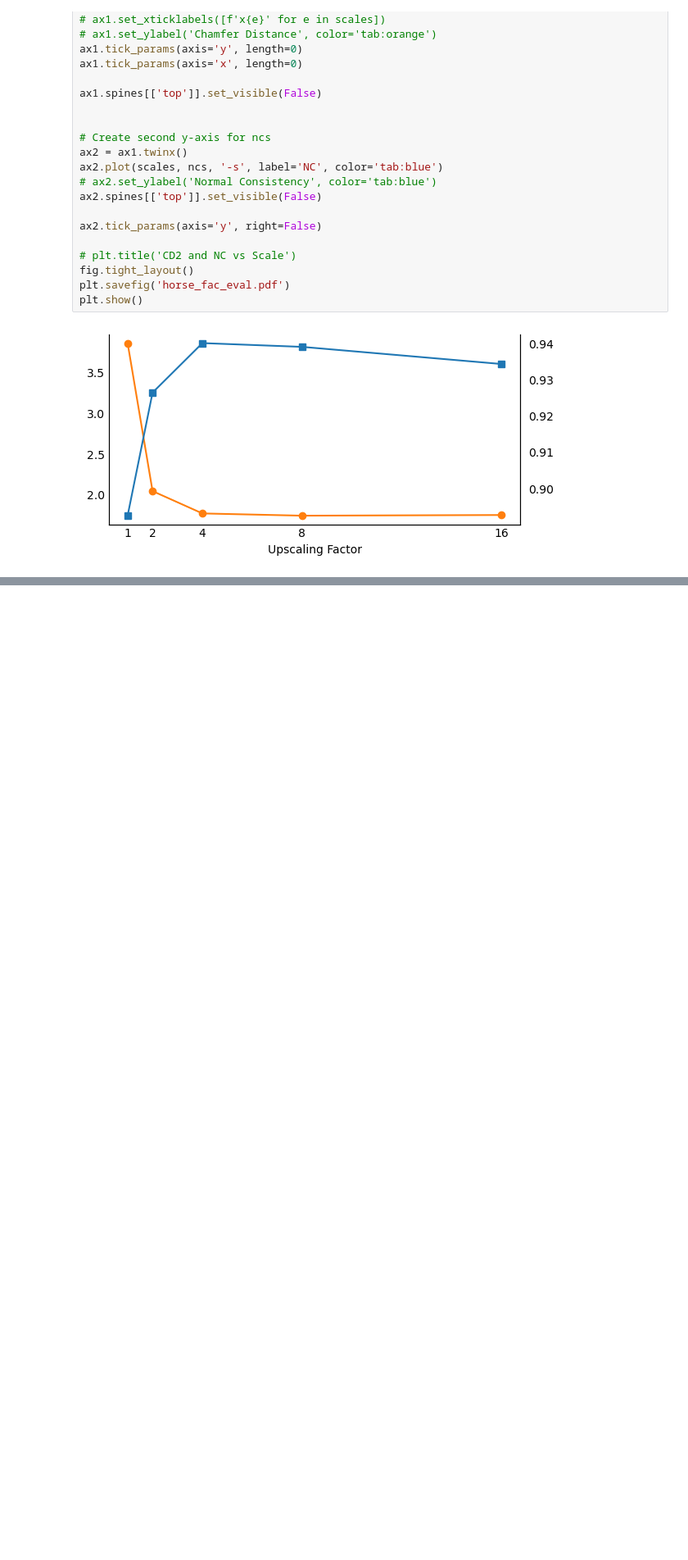
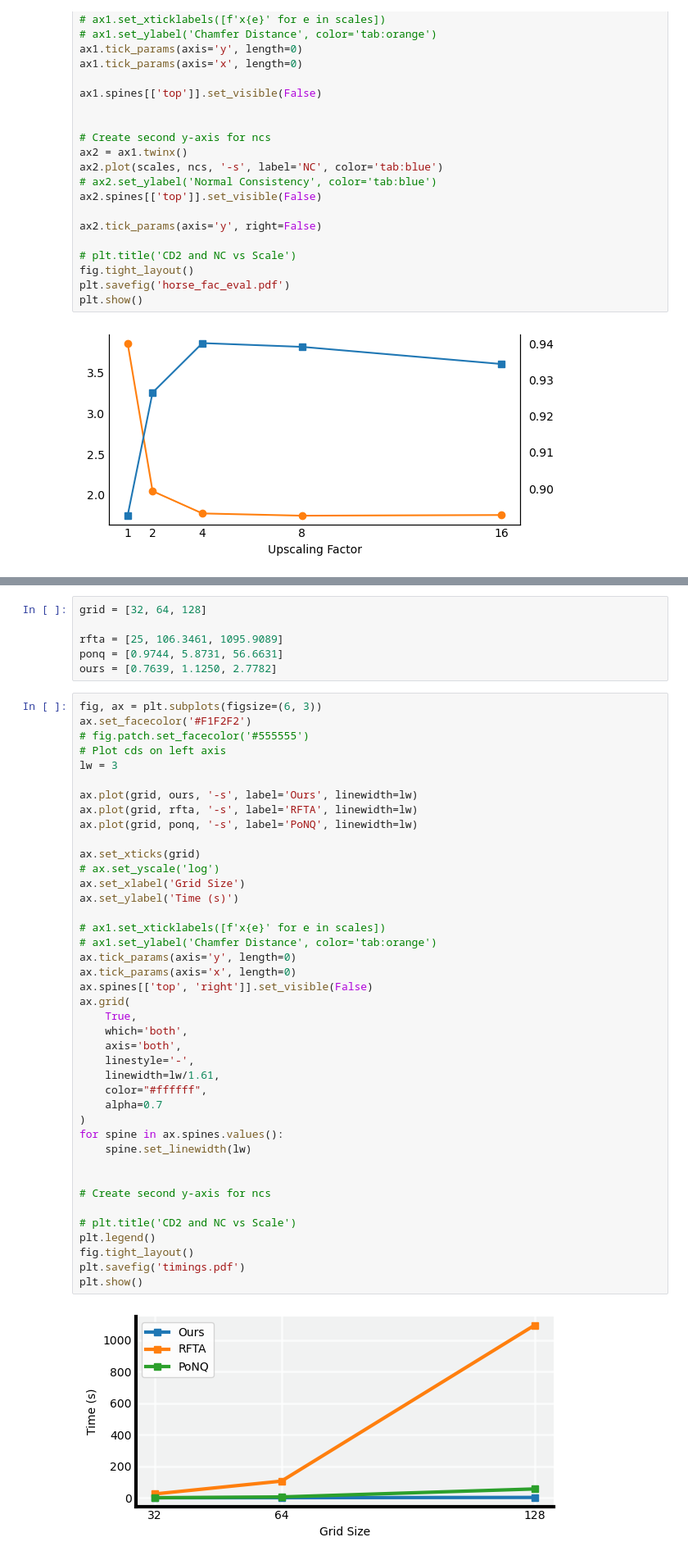
Before and after one commit to Sagar160/SSU, a Jupyter notebook: demo/horse_fac_eval.ipynb, the cells around one changed output, grey strips where cells are left out. Shown at 82% size. Saved outputs shown, nothing was run; the diff lists cells and outputs as text; blank space fills up the shorter version.

```diff
--- a/demo/horse_fac_eval.ipynb
+++ b/demo/horse_fac_eval.ipynb
@@ -160,0 +162,49 @@ plt.show()
+# %%
+grid = [32, 64, 128]
+
+rfta = [25, 106.3461, 1095.9089]
+ponq = [0.9744, 5.8731, 56.6631]
+ours = [0.7639, 1.1250, 2.7782]
+# %%
+fig, ax = plt.subplots(figsize=(6, 3))
+ax.set_facecolor('#F1F2F2')
+# fig.patch.set_facecolor('#555555')
+# Plot cds on left axis
+lw = 3
+
+ax.plot(grid, ours, '-s', label='Ours', linewidth=lw)
+ax.plot(grid, rfta, '-s', label='RFTA', linewidth=lw)
+ax.plot(grid, ponq, '-s', label='PoNQ', linewidth=lw)
+
+ax.set_xticks(grid)
+# ax.set_yscale('log')
+ax.set_xlabel('Grid Size')
+ax.set_ylabel('Time (s)')
+
+# ax1.set_xticklabels([f'x{e}' for e in scales])
+# ax1.set_ylabel('Chamfer Distance', color='tab:orange')
+ax.tick_params(axis='y', length=0)
+ax.tick_params(axis='x', length=0)
+ax.spines[['top', 'right']].set_visible(False)
+ax.grid(
+    True,
+    which='both',
+    axis='both',
+    linestyle='-',
+    linewidth=lw/1.61,
+    color="#ffffff",
+    alpha=0.7
+)
+for spine in ax.spines.values():
+    spine.set_linewidth(lw)
+
+
+# Create second y-axis for ncs
+
+# plt.title('CD2 and NC vs Scale')
+plt.legend()
+fig.tight_layout()
+plt.savefig('timings.pdf')
+plt.show()
+# %% [output]
+[figure, added]
```
Also changed, not shown: parts of 3 cells of this notebook, 4 other files.
